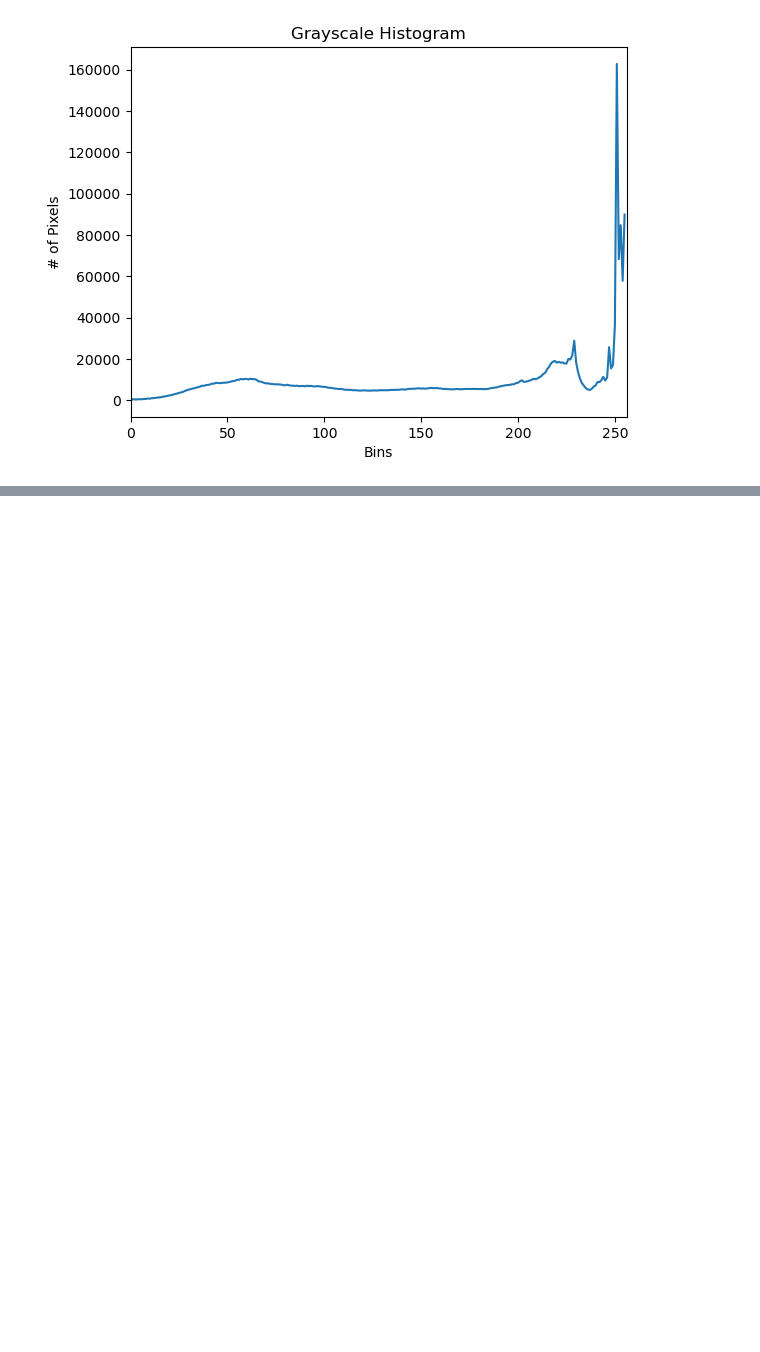
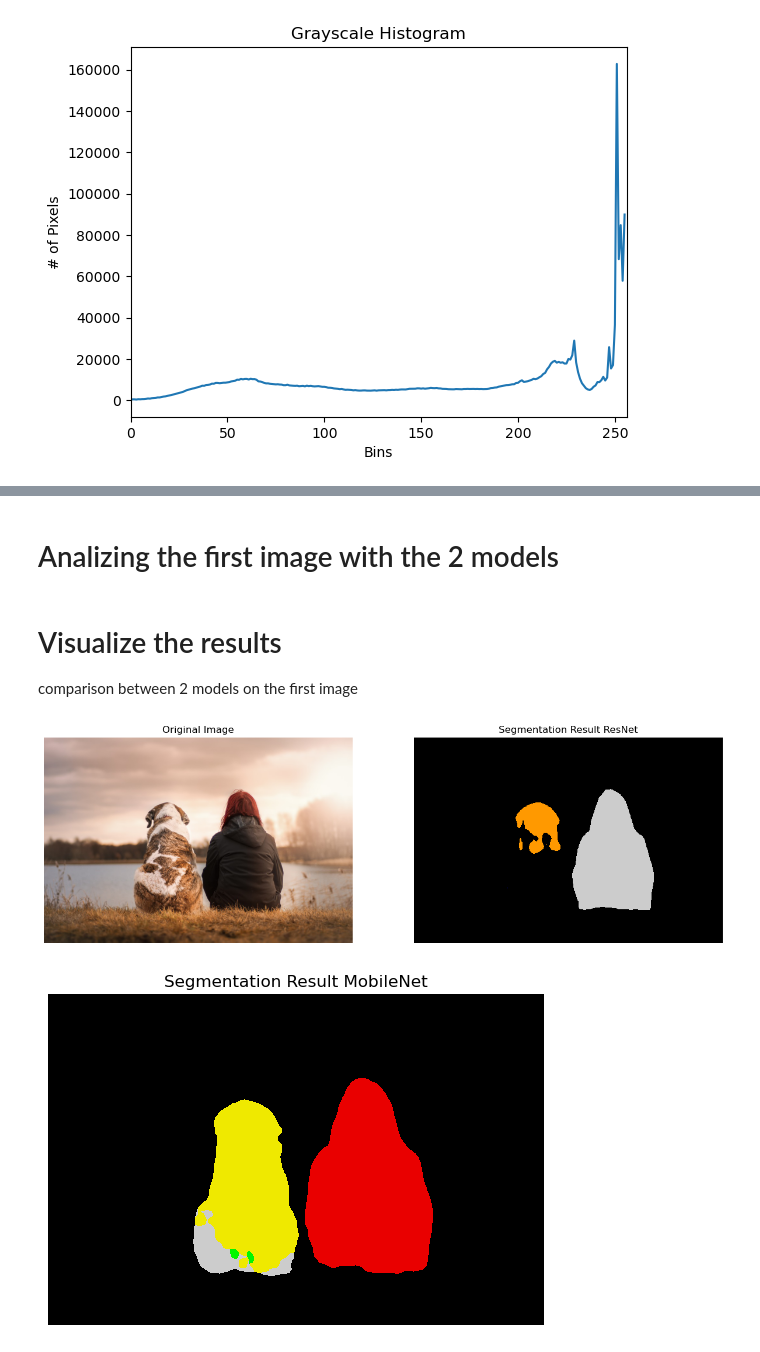
Before and after one commit to sramponi86/CAS_AIS_CNN, a Jupyter notebook: Stefano_Ramponi_Project_2_Section_4_Solution.ipynb, the cells around one changed output, grey strips where cells are left out. Drawn from its saved outputs; the diff is of its cells as text; code cells hidden in the pictures; blank space fills up the shorter version.

```diff
--- a/Stefano_Ramponi_Project_2_Section_4_Solution.ipynb
+++ b/Stefano_Ramponi_Project_2_Section_4_Solution.ipynb
@@ -203,0 +218,9 @@ plt.xlim([0, 256])
+# %%
+human_dog = 'https://cdn.pixabay.com/photo/2017/12/27/14/02/friends-3042751_960_720.jpg'
+cat_and_dog = 'https://cdn.pixabay.com/photo/2018/10/01/09/21/pets-3715733_960_720.jpg'
+
+response_first =  requests.get(human_dog)
+response_second = requests.get(cat_and_dog)
+
+image_first = Image.open(requests.get(human_dog, stream=True).raw)
+image_second = Image.open(requests.get(cat_and_dog, stream=True).raw)
@@ -203,0 +248,6 @@ plt.xlim([0, 256])
+# %%
+model_resnet = fcn_resnet101(pretrained=True)
+model_resnet.eval()
+
+model_mobilenet = lraspp_mobilenet_v3_large(pretrained=True)
+model_mobilenet.eval()
@@ -203,0 +272,33 @@ plt.xlim([0, 256])
+# %% [markdown]
+# Analizing the first image with the 2 models
+# %%
+with torch.no_grad():
+    output_resnet_first = model_resnet(input_batch_first)['out'][0]
+output_pred_resnet_first = output_resnet_first.argmax(0)
+# %%
+with torch.no_grad():
+    output_mobilenet_first = model_mobilenet(input_batch_first)['out'][0]
+output_pred_mobilenet_first = output_mobilenet_first.argmax(0)
+# %% [markdown]
+# Visualize the results
+comparison between 2 models on the first image
+# %%
+plt.figure(figsize=(15, 5))
+plt.subplot(1, 2, 1)
+plt.imshow(image_first)
+plt.title('Original Image')
+plt.axis('off')  # Hide the axis for a cleaner look
+plt.subplot(1, 2, 2)
+# We use a color map to differentiate the segments identified by the model.
+plt.imshow(output_pred_resnet_first.byte().cpu().numpy(), cmap='nipy_spectral', interpolation='nearest')
+plt.title('Segmentation Result ResNet')
+plt.axis('off')
+plt.show()
+
+plt.imshow(output_pred_mobilenet_first.byte().cpu().numpy(), cmap='nipy_spectral', interpolation='nearest')
+plt.title('Segmentation Result MobileNet')
+plt.axis('off')
+plt.show()
+# %% [output]
+[figure, added]
+[figure, added]
```
Also changed, not shown: parts of 13 cells of this notebook.
